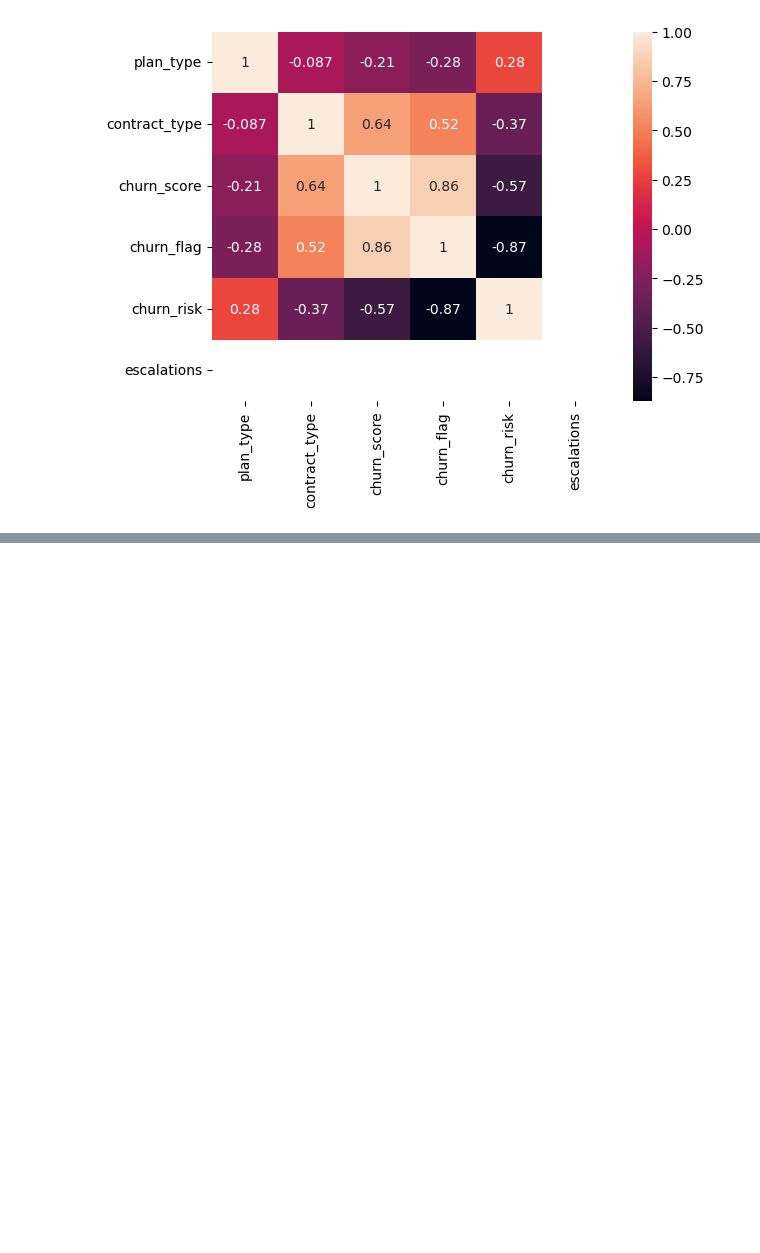
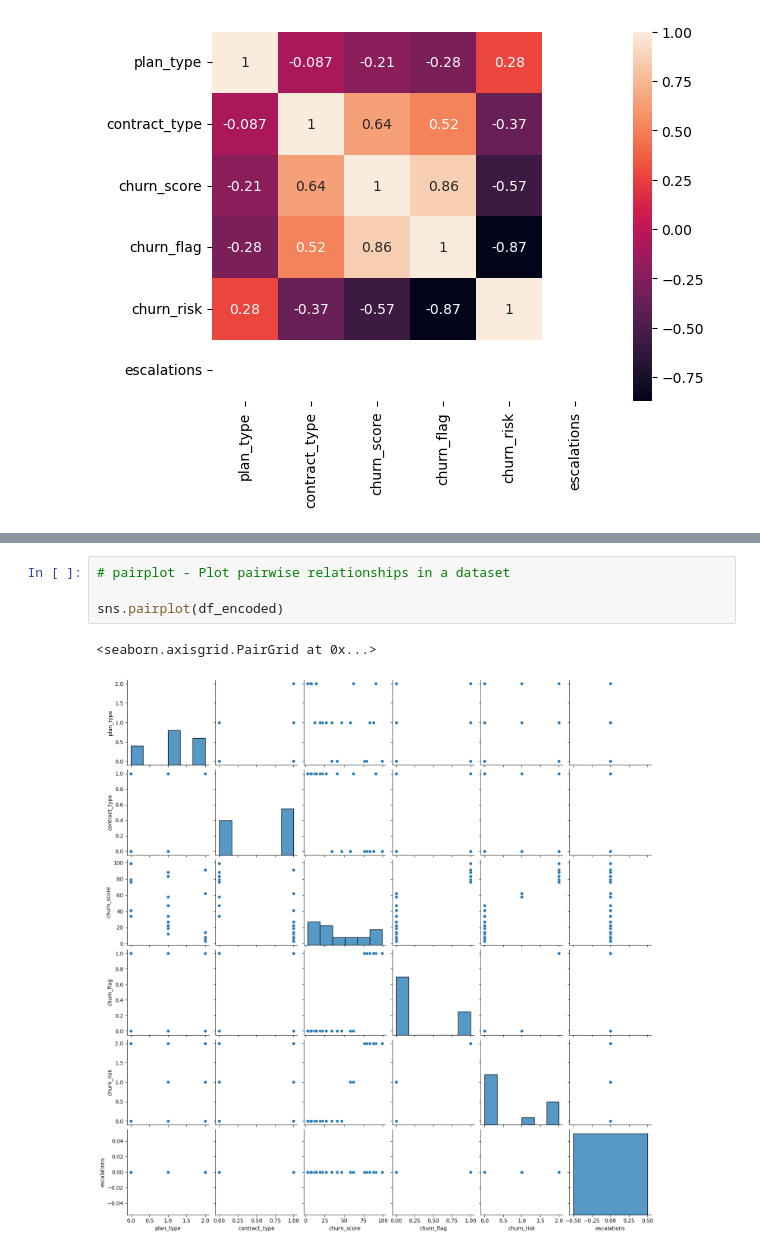
Before and after one commit to shakti-mankar/DA-DS-Projects, a Jupyter notebook: Churn_Analysis/Churn Analysis_main.ipynb, the cells around one changed output, grey strips where cells are left out. Cells and saved outputs as stored; diff of their text form; blank space fills up the shorter version.

```diff
--- a/Churn_Analysis/Churn Analysis_main.ipynb
+++ b/Churn_Analysis/Churn Analysis_main.ipynb
@@ -865,0 +943,7 @@ sns.heatmap(df_encoded.corr(),annot=True)
+# %%
+# pairplot - Plot pairwise relationships in a dataset
+
+sns.pairplot(df_encoded)
+# %% [output]
+<seaborn.axisgrid.PairGrid at 0x...>
+[figure, added]
```
Also changed, not shown: parts of 11 cells of this notebook.
